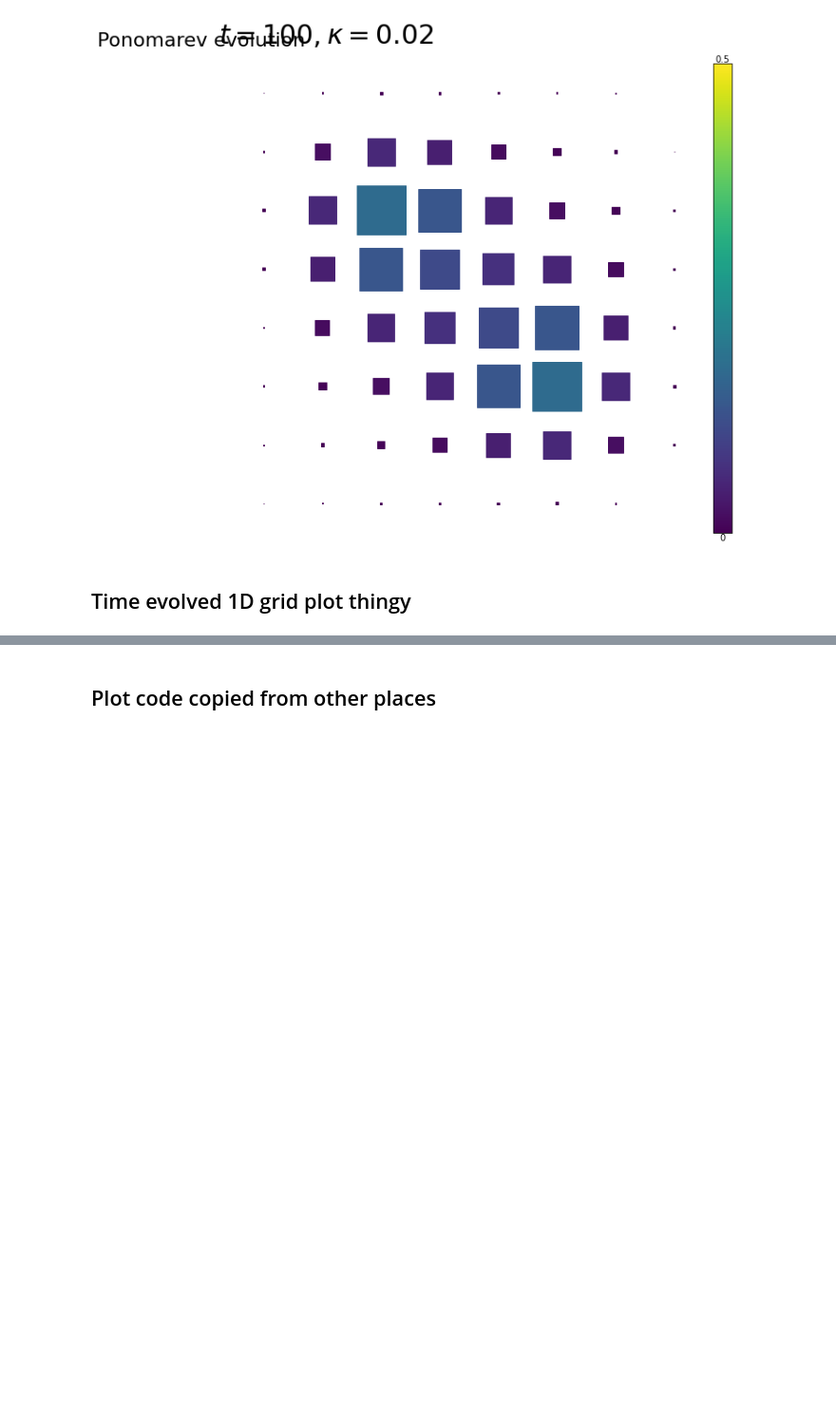
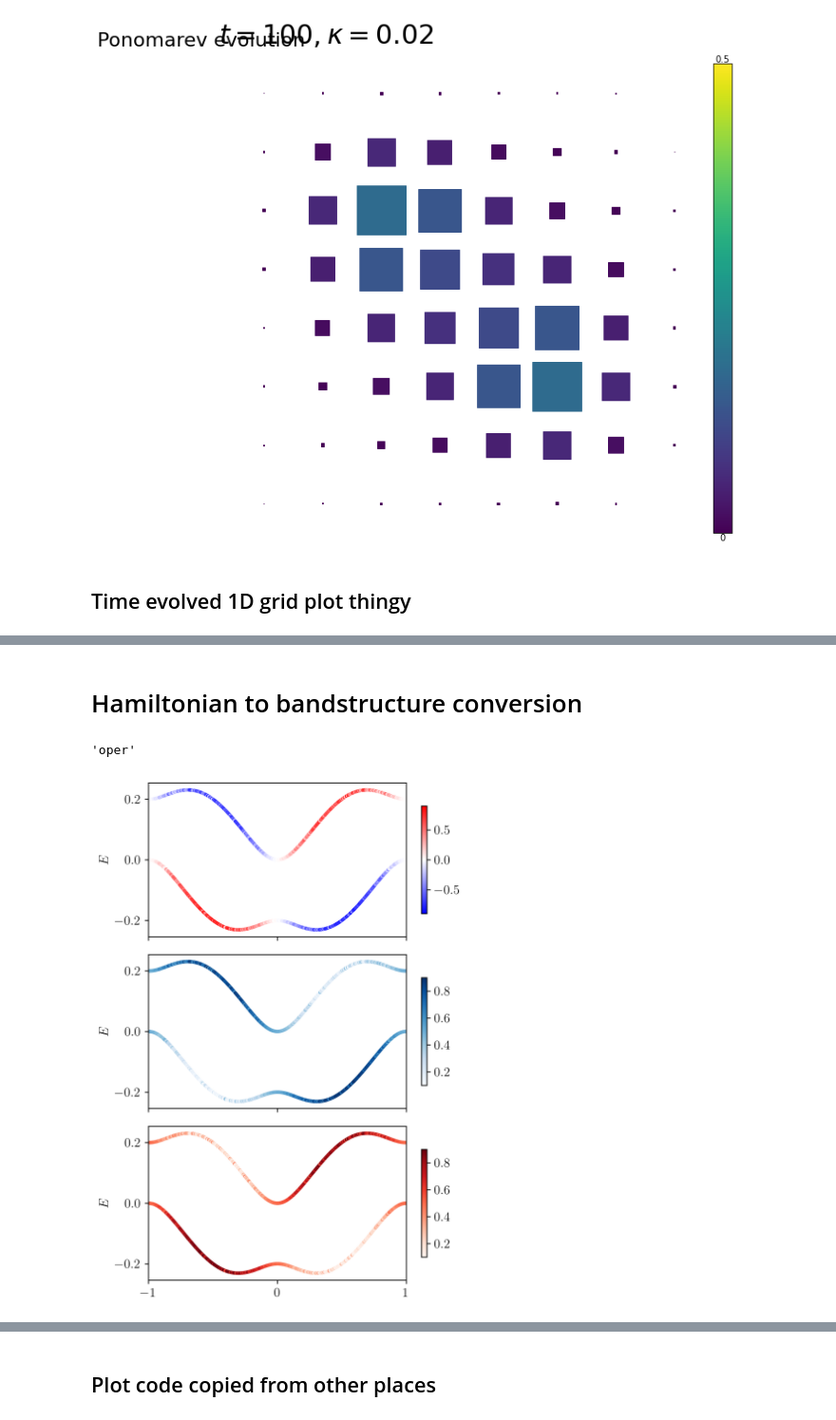
Before and after one commit to fancompute/synthetic-hamiltonians, a Jupyter notebook: synthetic_hamiltonians.ipynb, the cells around one changed output, grey strips where cells are left out. Shown at 95% size. Cells and saved outputs as stored; diff of their text form; code cells hidden in the pictures; blank space fills up the shorter version.

```diff
--- a/synthetic_hamiltonians.ipynb
+++ b/synthetic_hamiltonians.ipynb
@@ -19,7 +20,3 @@ from mpl_toolkits.axes_grid1 import make_axes_locatable
 from tqdm.contrib.concurrent import process_map as tqdm_parallel
 
 from synthetic_hamiltonians import *
-# %%
-a = qt.destroy(4)
-state = qt.basis(4, 3)
-a
@@ -871,0 +772,2 @@ Press [q] to stop, [?] for help
+# %% [markdown]
+# Hamiltonian to bandstructure conversion
@@ -871,0 +928,4 @@ Press [q] to stop, [?] for help
+# %%
+k_vals = np.array([find_k_for_eigenket(eigenket) for eigenket in eigenkets]) * 2
+projections = np.array([find_even_odd_projection(eigenket) for eigenket in eigenkets])
+even_proj, odd_proj = np.transpose(projections)
@@ -871,0 +934,38 @@ Press [q] to stop, [?] for help
+# %%
+k_vals, eigenvals, projections = convert_scatter_to_line_and_prune_data(
+    k_vals, eigenvals, projections,
+    prune_data=True, divide_bands=False,
+    smooth_projections=False, window_size = int(D/200))
+even_proj, odd_proj = np.transpose(projections)
+# %%
+H.type
+# %% [output]
+'oper'
+# %%
+fig, [ax1,ax2,ax3] = plt.subplots(3, 1, sharex=True, figsize=(5,7))
+
+for ax in [ax1, ax2, ax3]:
+    ax.set_xlim([-1, 1])
+    ax.set_xticks([-1, 0, 1])
+    ax.set_ylabel('$E$')
+    # ax.grid(True)
+
+
+sc1 = ax1.scatter(k_vals, eigenvals, s=5, c=even_proj - odd_proj, cmap="bwr", alpha=1.0)
+sc1.set_clim(-0.9, 0.9)
+cb1 = plt.colorbar(sc1, ax=ax1, fraction=0.1, shrink=.7)
+
+sc2 = ax2.scatter(k_vals, eigenvals, s=5, c=odd_proj, cmap="Blues")
+sc2.set_clim(0.1, 0.9)
+cb2 = plt.colorbar(sc2, ax=ax2, fraction=0.1, shrink=.7)
+
+sc3 = ax3.scatter(k_vals, eigenvals, s=5, c=even_proj, cmap="Reds")
+sc3.set_clim(0.1, 0.9)
+cb3 = plt.colorbar(sc3, ax=ax3, fraction=0.1, shrink=.7)
+
+
+fig.tight_layout()
+# plt.savefig("assets/band_structure_phi_0.66pi.pdf")
+plt.show()
+# %% [output]
+[figure, added]
```
Also changed, not shown: parts of 32 cells of this notebook.
